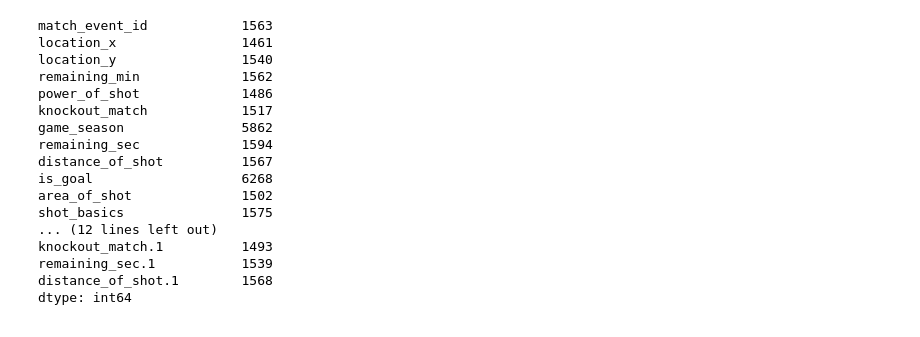
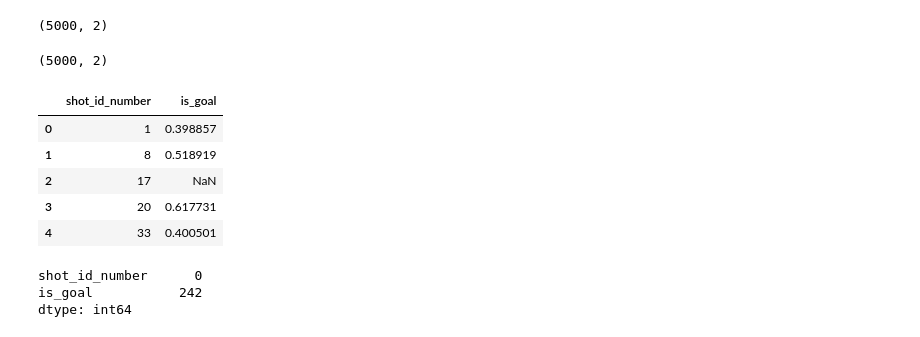
Before and after one commit to coderop2/ZS_hackathon_2019, a Jupyter notebook: lgb_pipepline-impute-mean.ipynb, the cells around one changed output. Drawn from its saved outputs; the diff is of its cells as text; code cells hidden in the pictures.

```diff
--- a/lgb_pipepline-impute-mean.ipynb
+++ b/lgb_pipepline-impute-mean.ipynb
@@ -21,0 +347,22 @@ train_df.head()
+# %%
+features = [c for c in train_df.columns if c not in ['match_id', "match_event_id", 'is_goal',"shot_id_number", "date_of_game", "lat/lng"]]
+target = train_df['is_goal']
+param = {
+    'bagging_freq': 5,          'bagging_fraction': 0.335,   'boost_from_average':'false',   'boost': 'random_forest',
+    'feature_fraction': 0.41,   'learning_rate': 0.1,     'max_depth': -1,                'metric':'auc',
+    'min_data_in_leaf': 60,     'min_sum_hessian_in_leaf': 10.0,'num_leaves': 15,           'num_threads': 8,
+    'tree_learner': 'serial',   'objective': 'binary',      'verbosity': 1
+}
+folds = StratifiedKFold(n_splits=5, shuffle=False, random_state=2319)
+oof = np.zeros(len(train_df))
+predictions = np.zeros(len(test_df))
+for fold_, (trn_idx, val_idx) in enumerate(folds.split(train_df.values, target.values)):
+    print("Fold {}".format(fold_))
+    trn_data = lgb.Dataset(train_df.iloc[trn_idx][features], label=target.iloc[trn_idx])
+    val_data = lgb.Dataset(train_df.iloc[val_idx][features], label=target.iloc[val_idx])
+    clf = lgb.train(param, trn_data, 1000000, valid_sets = [trn_data, val_data], verbose_eval=5000, early_stopping_rounds = 4000)
+    oof[val_idx] = clf.predict(train_df.iloc[val_idx][features], num_iteration=clf.best_iteration)
+    predictions += clf.predict(test_df[features], num_iteration=clf.best_iteration) / folds.n_splits
+print("CV score: {:<8.5f}".format(roc_auc_score(target, oof)))
+sub = pd.DataFrame({"shot_id_number": test_df.shot_id_number})
+sub["is_goal"] = predictions
@@ -21,0 +387,2 @@ train_df.head()
+# %%
+sub=sub.astype({'shot_id_number': 'int64'},inplace=True)
@@ -22,20 +420,26 @@ train_df.head()
+# %%
+su = pd.read_csv("sample_submission.csv")
+su.shape
+# %% [output]
+(5000, 2)
+# %%
+#su.drop("is_goal",axis=1,inplace=True)
+z=su.merge(sub,how='left',on='shot_id_number')
+z.shape
+# %% [output]
+(5000, 2)
+# %%
+z.head()
+# %% [output]
+|  | shot_id_number | is_goal |
+| 0 | 1 | 0.398857 |
+| 1 | 8 | 0.518919 |
+| 2 | 17 | NaN |
+| 3 | 20 | 0.617731 |
+| 4 | 33 | 0.400501 |
 # %%
-train_df.isnull().sum()
+z.isnull().sum()
 # %% [output]
-match_event_id            1563
-location_x                1461
-location_y                1540
-remaining_min             1562
-power_of_shot             1486
-knockout_match            1517
-game_season               5862
-remaining_sec             1594
-distance_of_shot          1567
-is_goal                   6268
-area_of_shot              1502
-shot_basics               1575
-... (12 lines left out)
-knockout_match.1          1493
-remaining_sec.1           1539
-distance_of_shot.1        1568
+shot_id_number      0
+is_goal           242
 dtype: int64
```
Also changed, not shown: parts of 26 cells of this notebook, 5 other files.
